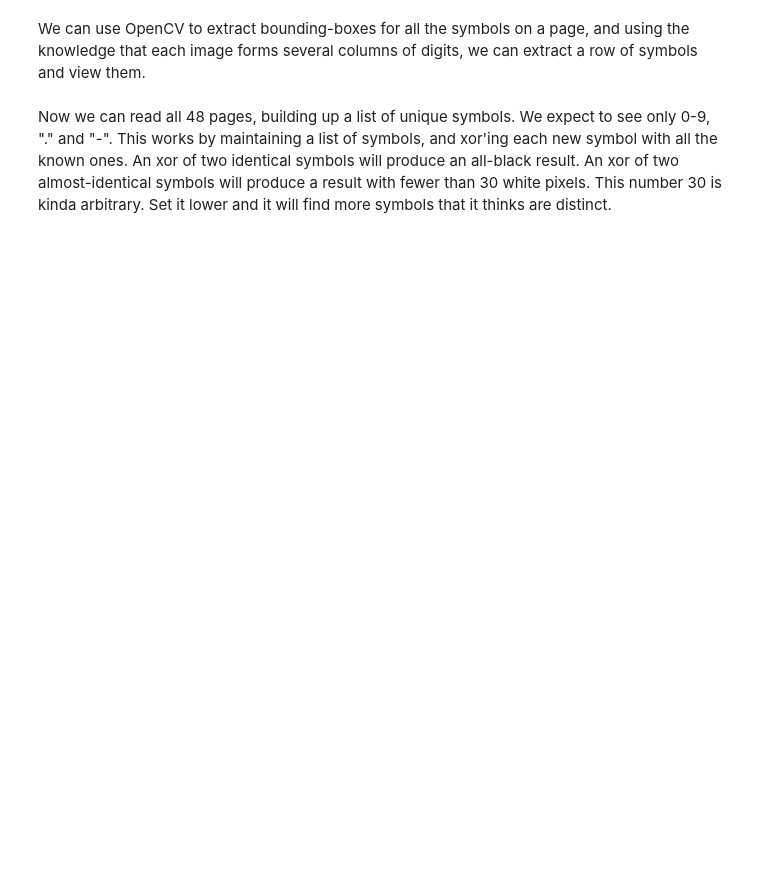
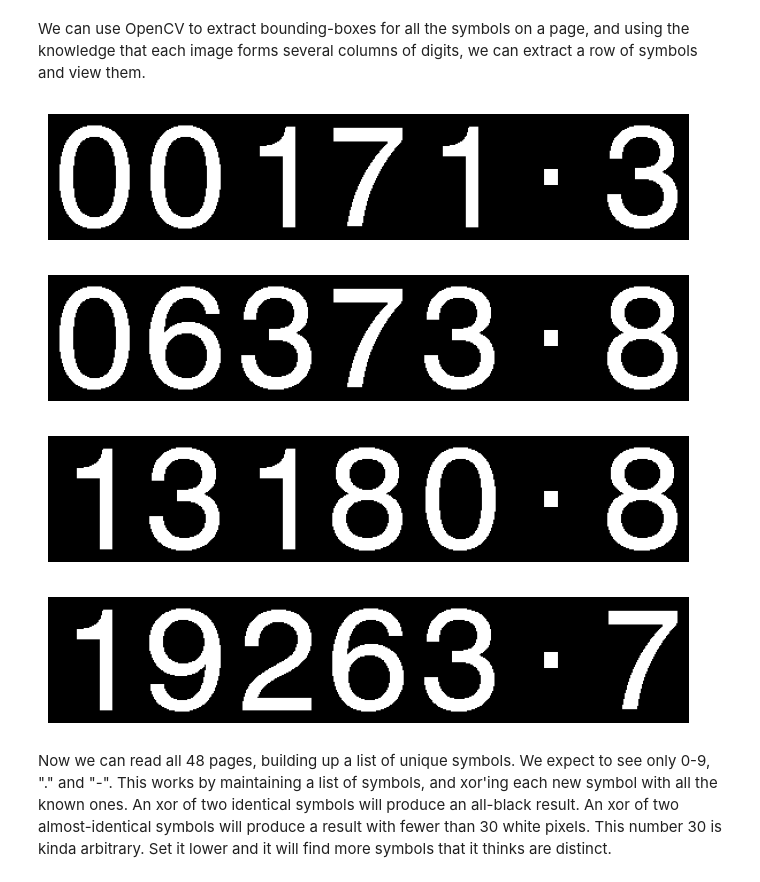
Before and after one commit to makestuff/tides-ocr, a Jupyter notebook: dev_ocr.ipynb, the cells around one changed output. Drawn from its saved outputs; the diff is of its cells as text; code cells hidden in the pictures; blank space fills up the shorter version.

```diff
--- a/dev_ocr.ipynb
+++ b/dev_ocr.ipynb
@@ -7,14 +58,21 @@ import tide_ocr
 ocr = dict()
 
 #for i in range(2016, 2022):
-#  ocr[i] = tide_ocr.SimpleOCR(str(i), i, 830, 7000, 1100, 0, 48)
+#  ocr[i] = tide_ocr.SimpleOCR(str(i), i, 830, 7000, 1100, False, 0, 48)
 
-ocr[2022] = tide_ocr.SimpleOCR("2022", 2022, 900, 7200, 1470, 0, 48)
+#ocr[2022] = tide_ocr.SimpleOCR("2022", 2022, 900, 7200, 1470, False, 0, 48)
+ocr[2023] = tide_ocr.SimpleOCR("2023", 2023, 900, 7200, 1100, False, 0, 48)
+ocr[2024] = tide_ocr.SimpleOCR("2024", 2024, 900, 7200, 1100, True, 0, 24)
 # %% [markdown]
 We can use OpenCV to extract bounding-boxes for all the symbols on a page, and using the knowledge that each image forms several columns of digits, we can extract a row of symbols and view them.
 # %%
 # View the symbols from rows 8, 9, 10 & 11 from the "London Bridge" column on page 20
-ocr[2022].display_column("00.png", True, 6, 4, 0)
+ocr[2023].display_column("00.png", True, 0, 4, 0)
+# %% [output]
+[figure, added]
+[figure, added]
+[figure, added]
+[figure, added]
 # %% [markdown]
 Now we can read all 48 pages, building up a list of unique symbols. We expect to see only 0-9, "." and "-". This works by maintaining a list of symbols, and xor'ing each new symbol with all the known ones. An xor of two identical symbols will produce an all-black result. An xor of two almost-identical symbols will produce a result with fewer than 30 white pixels. This number 30 is kinda arbitrary. Set it lower and it will find more symbols that it thinks are distinct.
 # %%
```
Also changed, not shown: parts of 10 cells of this notebook, 3 other files.
